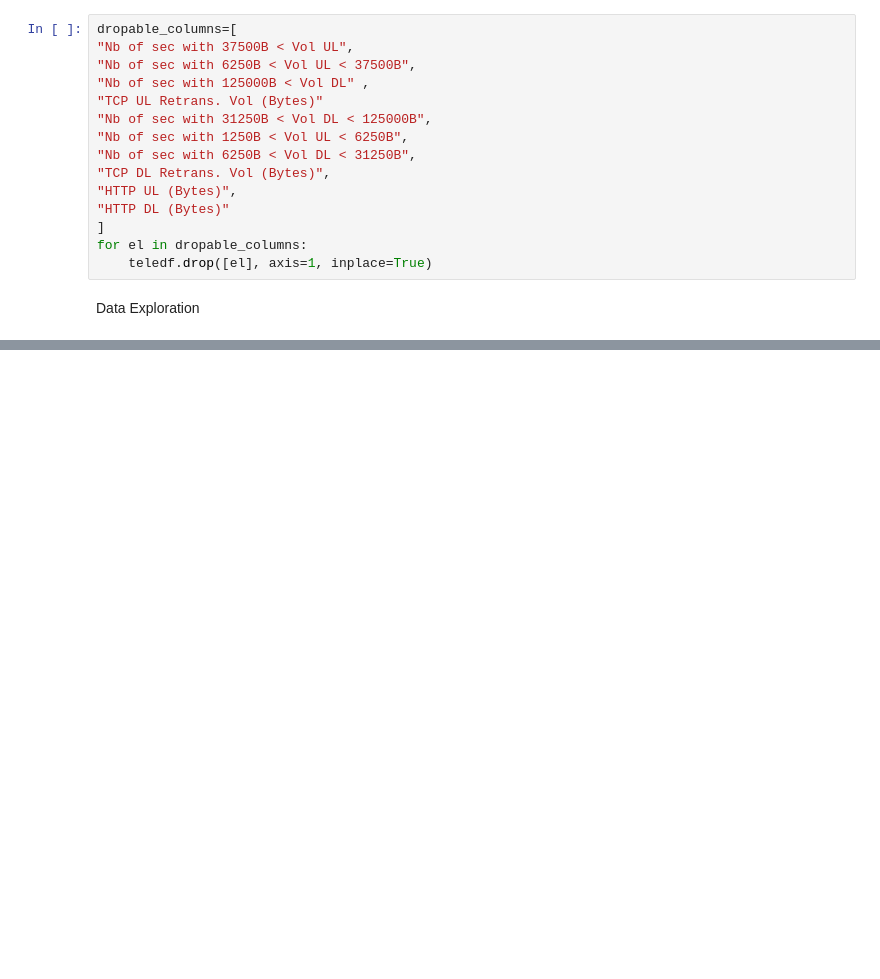
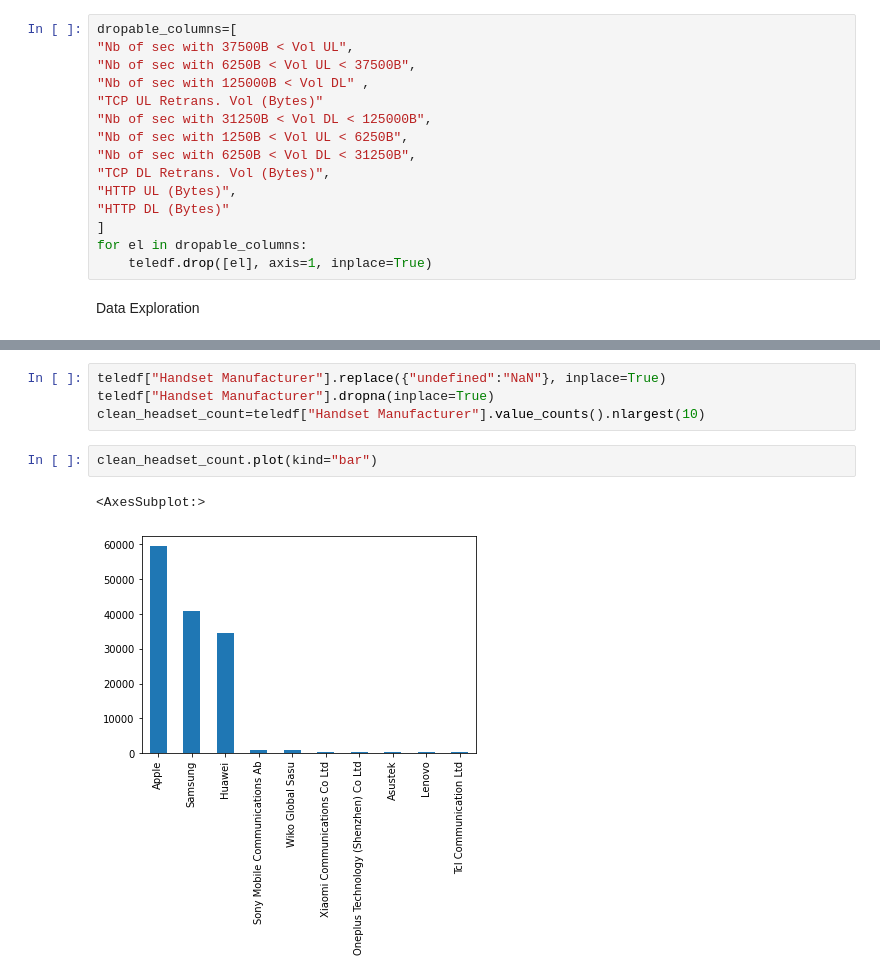
Before and after one commit to abeselomg/Telecom_user_analysis, a Jupyter notebook: notebooks/notebook.ipynb, the cells around one changed output, grey strips where cells are left out. Drawn from its saved outputs; the diff is of its cells as text; blank space fills up the shorter version.

```diff
--- a/notebooks/notebook.ipynb
+++ b/notebooks/notebook.ipynb
@@ -72,0 +111,9 @@ Data Exploration
+# %%
+teledf["Handset Manufacturer"].replace({"undefined":"NaN"}, inplace=True)
+teledf["Handset Manufacturer"].dropna(inplace=True)
+clean_headset_count=teledf["Handset Manufacturer"].value_counts().nlargest(10)
+# %%
+clean_headset_count.plot(kind="bar")
+# %% [output]
+<AxesSubplot:>
+[figure, added]
```
Also changed, not shown: parts of 3 cells of this notebook, 1 other file.
